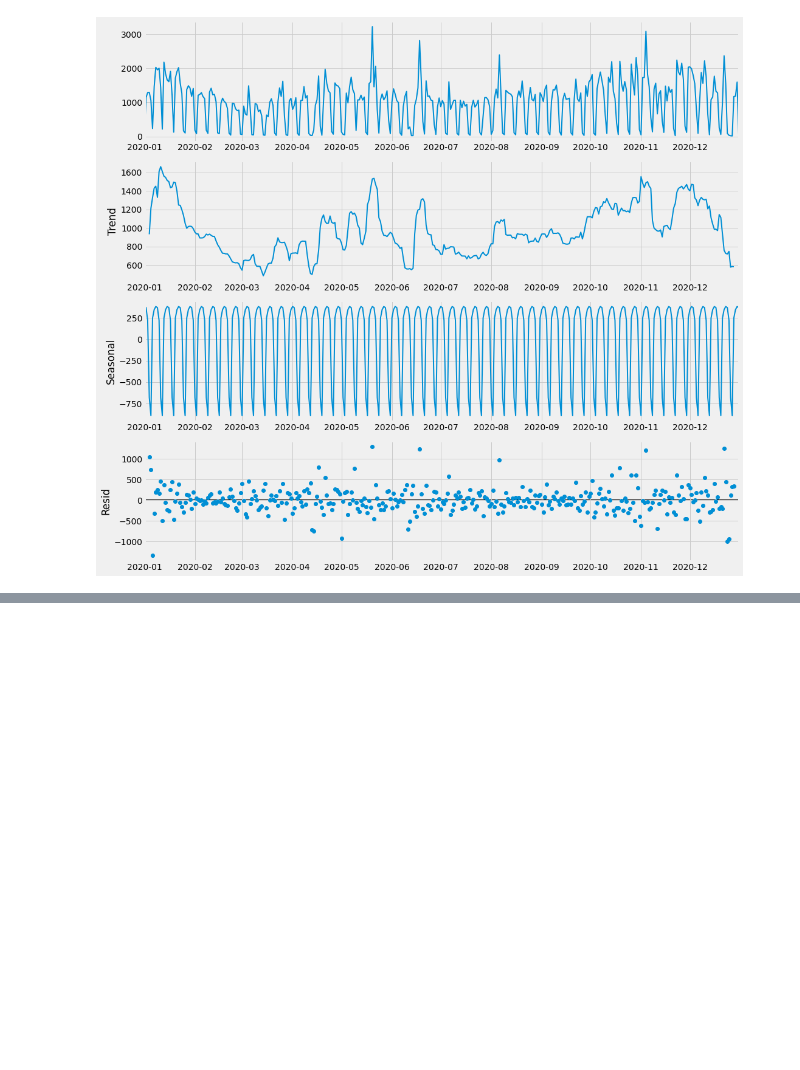
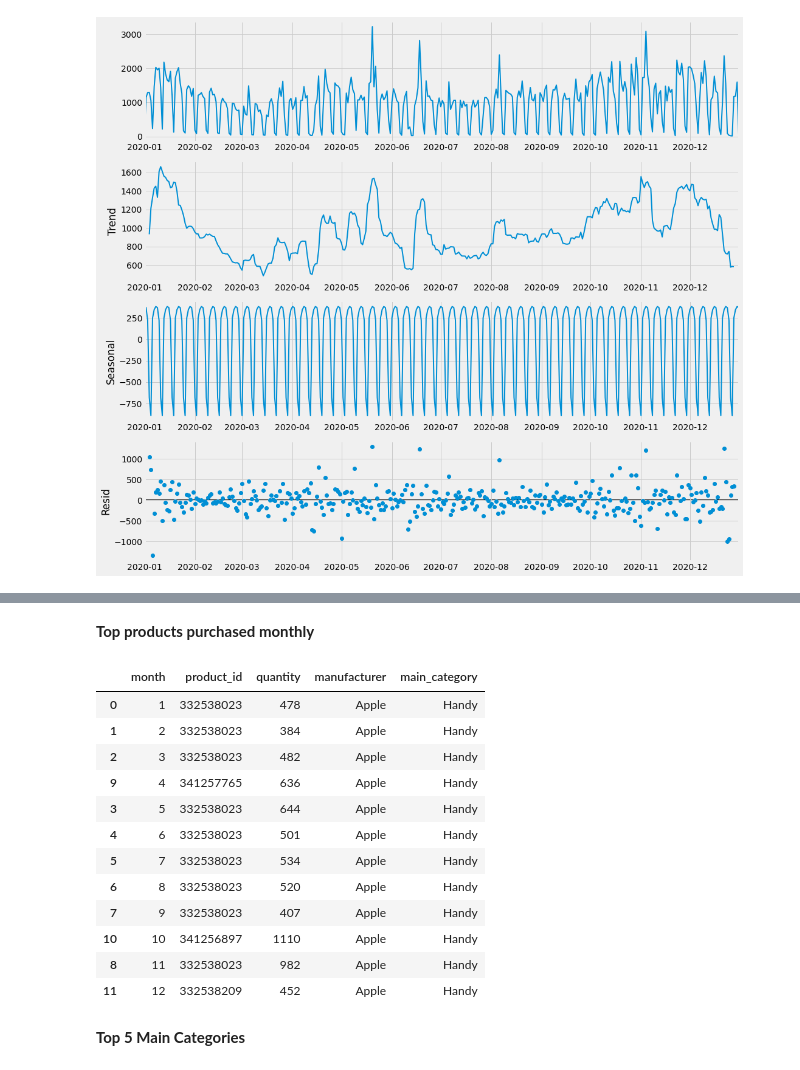
Before and after one commit to samarthum/rebuy_case_study, a Jupyter notebook: notebooks/Purchase.ipynb, the cells around one changed output, grey strips where cells are left out. Drawn from its saved outputs; the diff is of its cells as text; code cells hidden in the pictures; blank space fills up the shorter version.

Commit message:
Wrap up purchase and sales nbs

```diff
--- a/notebooks/Purchase.ipynb
+++ b/notebooks/Purchase.ipynb
@@ -59,0 +107,26 @@ plot_by_day_of_week(daily, title='Purchases across days of the week',
+# %% [markdown]
+**Top products purchased monthly**
+# %%
+purchases['month'] = purchases.index.month
+top_prod_monthly = purchases.groupby(['month', 'product_id'])['quantity'].sum().reset_index()
+top_prod_monthly = top_prod_monthly.groupby('month')[['product_id', 'quantity']]\
+    .apply(lambda x: x.sort_values(by='quantity', ascending=False).head(1))\
+        .reset_index(level=0).reset_index(drop=True)
+# %%
+top_prod_monthly.merge(product_details, on='product_id').sort_values(by='month')
+# %% [output]
+|  | month | product_id | quantity | manufacturer | main_category |
+| 0 | 1 | 332538023 | 478 | Apple | Handy |
+| 1 | 2 | 332538023 | 384 | Apple | Handy |
+| 2 | 3 | 332538023 | 482 | Apple | Handy |
+| 9 | 4 | 341257765 | 636 | Apple | Handy |
+| 3 | 5 | 332538023 | 644 | Apple | Handy |
+| 4 | 6 | 332538023 | 501 | Apple | Handy |
+| 5 | 7 | 332538023 | 534 | Apple | Handy |
+| 6 | 8 | 332538023 | 520 | Apple | Handy |
+| 7 | 9 | 332538023 | 407 | Apple | Handy |
+| 10 | 10 | 341256897 | 1110 | Apple | Handy |
+| 8 | 11 | 332538023 | 982 | Apple | Handy |
+| 11 | 12 | 332538209 | 452 | Apple | Handy |
+# %% [markdown]
+**Top 5 Main Categories**
```
Also changed, not shown: parts of 17 cells of this notebook, 2 other files.
